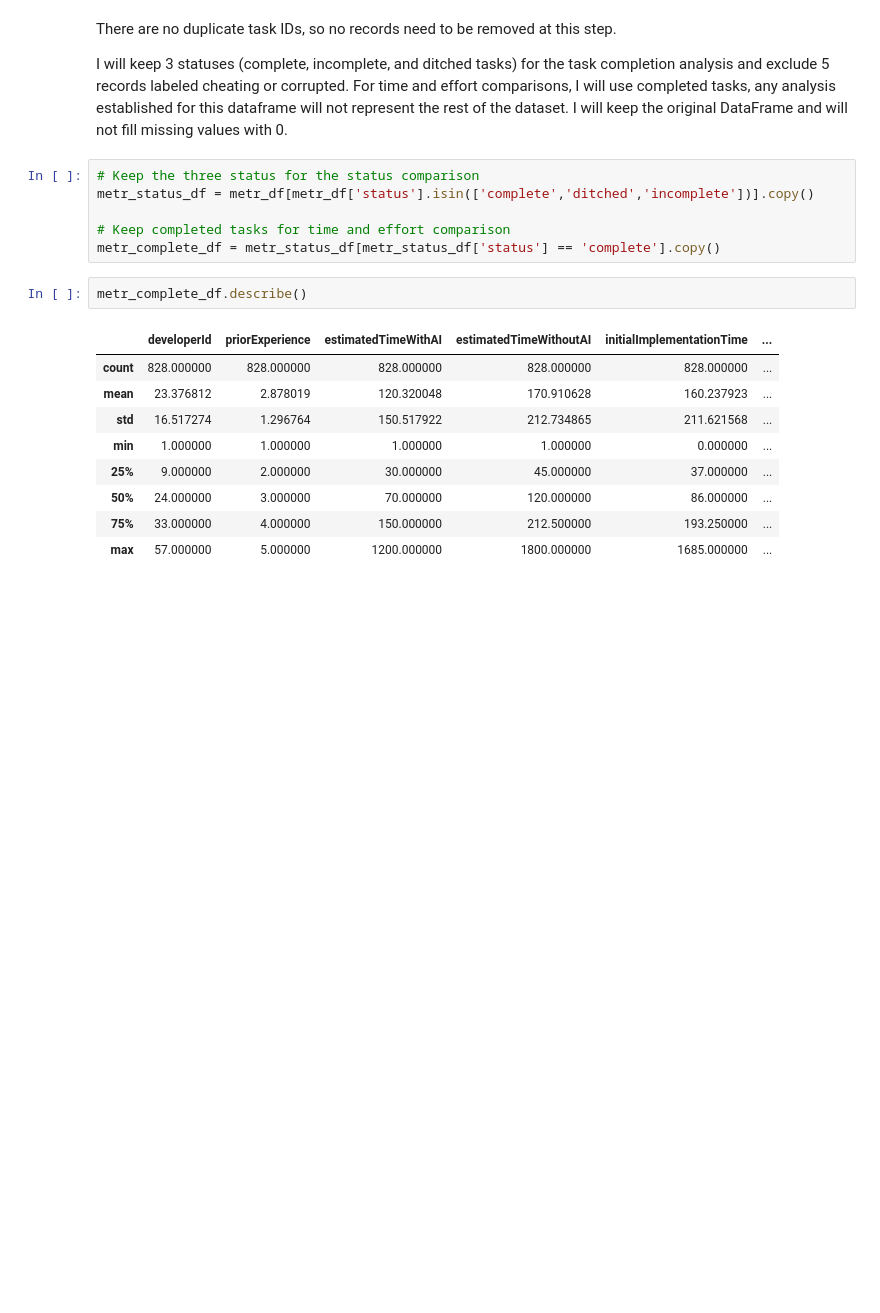
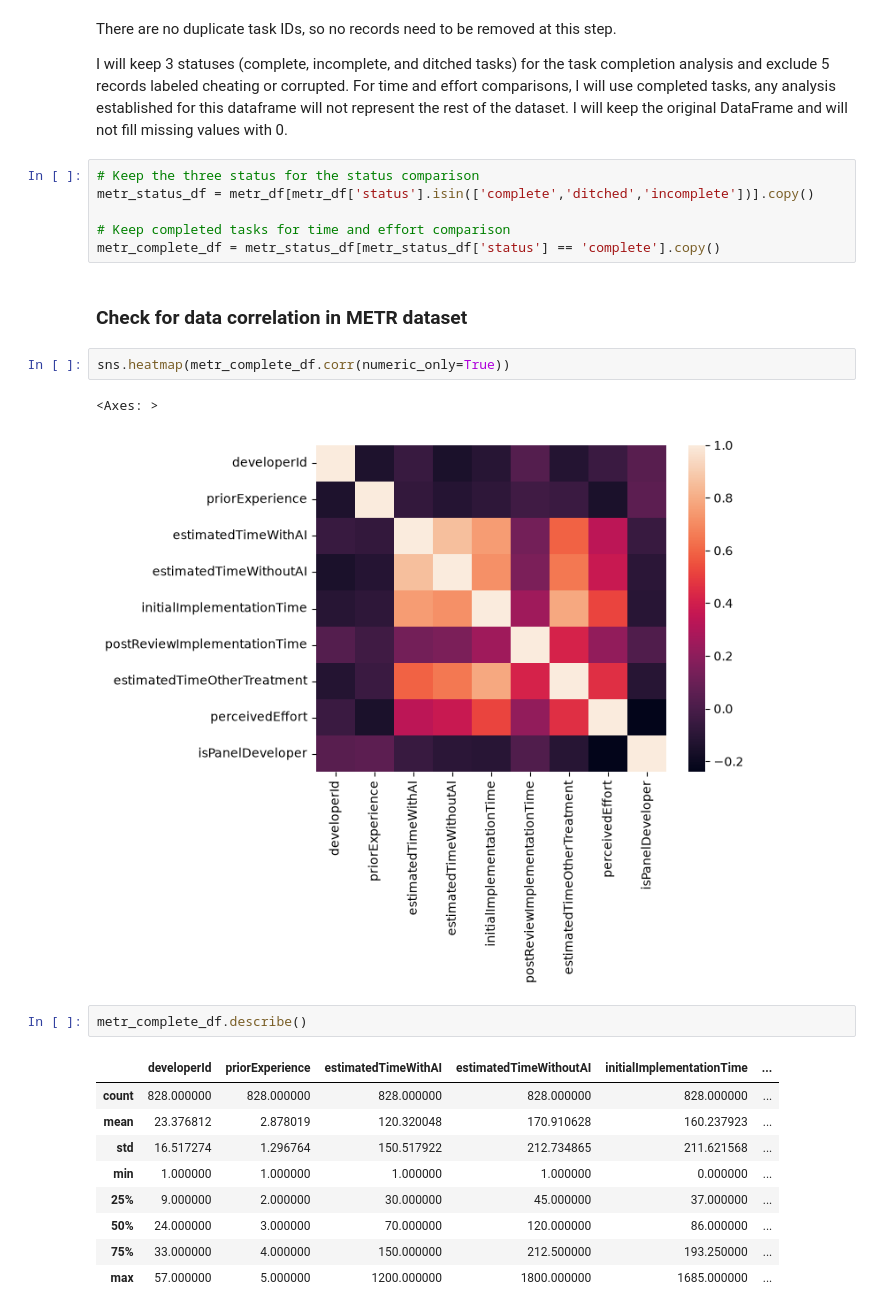
Before and after one commit to IT4063C-Fall2026/data-tech-analytics-final-project-canhkhoqua, a Jupyter notebook: source.ipynb, the cells around one changed output. Drawn from its saved outputs; the diff is of its cells as text; blank space fills up the shorter version.

Commit message:
add METR corr heatmap

```diff
--- a/source.ipynb
+++ b/source.ipynb
@@ -318,6 +324,13 @@ metr_status_df = metr_df[metr_df['status'].isin(['complete','ditched','incomplet
 
 # Keep completed tasks for time and effort comparison
 metr_complete_df = metr_status_df[metr_status_df['status'] == 'complete'].copy()
+# %% [markdown]
+### Check for data correlation in METR dataset
+# %%
+sns.heatmap(metr_complete_df.corr(numeric_only=True))
+# %% [output]
+<Axes: >
+[figure, added]
 # %%
 metr_complete_df.describe()
 # %% [output]
```
Also changed, not shown: parts of 6 cells of this notebook, 1 other file.
